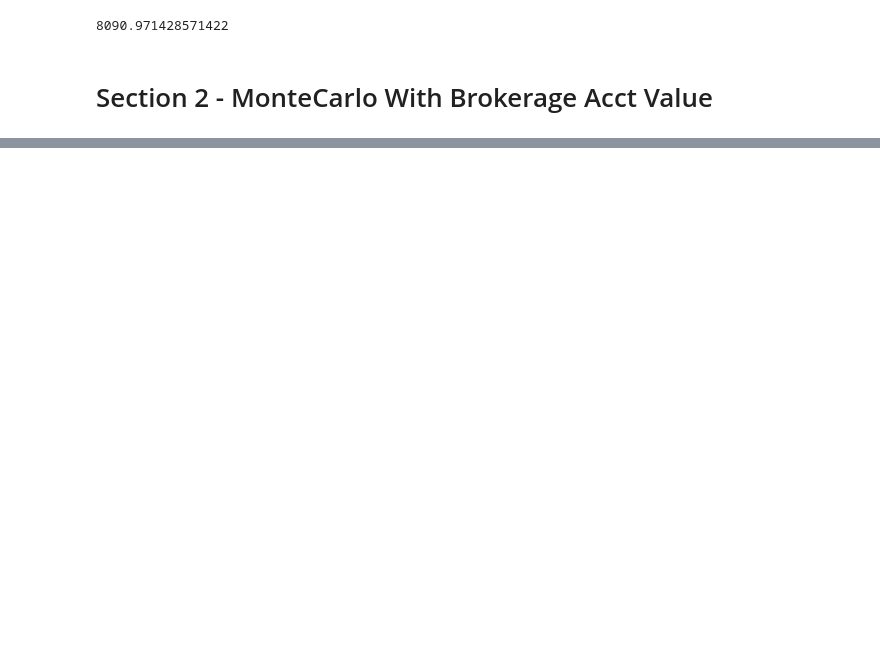
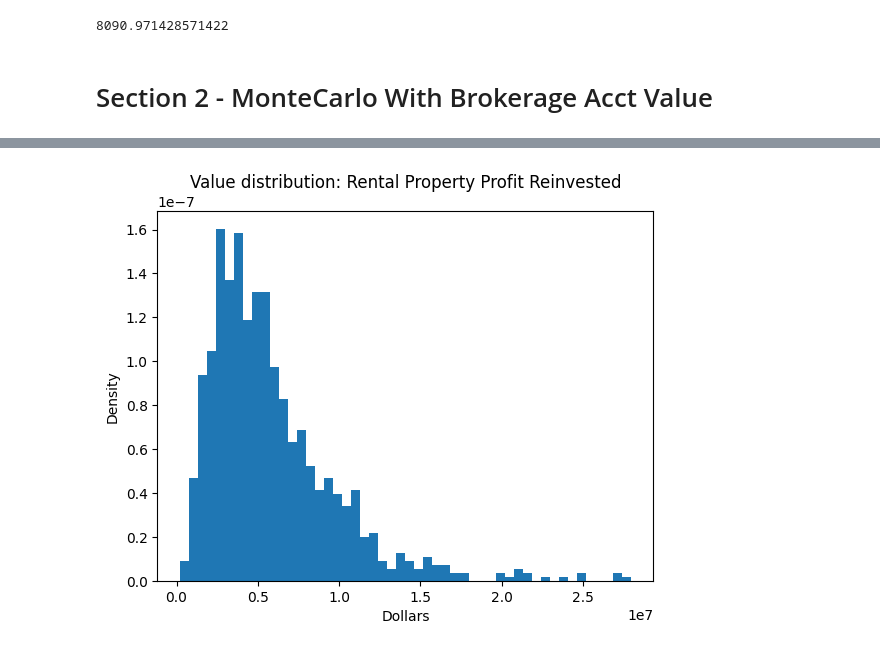
Before and after one commit to Ryderevan/MonteCarloRental, a Jupyter notebook: General Profitability.ipynb, the cells around one changed output, grey strips where cells are left out. Cells and saved outputs as stored; diff of their text form; code cells hidden in the pictures; blank space fills up the shorter version.

```diff
--- a/General Profitability.ipynb
+++ b/General Profitability.ipynb
@@ -165,0 +192,8 @@ plt.show()
+# %%
+n, bins, patches = plt.hist(YearlyData[:,29,3], bins=50, density = True)
+plt.xlabel('Dollars')
+plt.ylabel('Density')
+plt.title('Value Distribution: Rental Property Profit Reinvested')
+bin_centers = 0.5 * (bins[1:] + bins[:-1])
+# %% [output]
+[figure, added]
```
Also changed, not shown: parts of 9 cells of this notebook.
